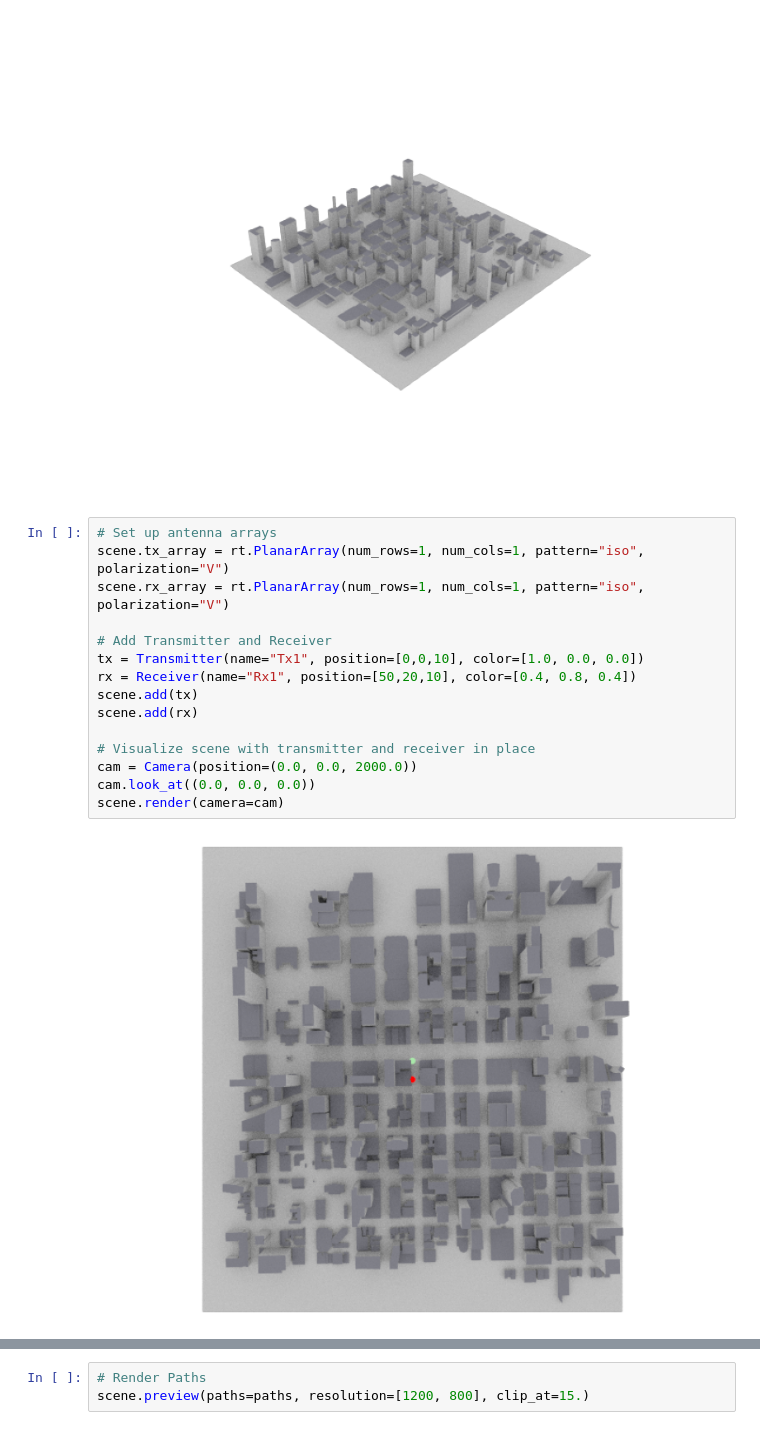
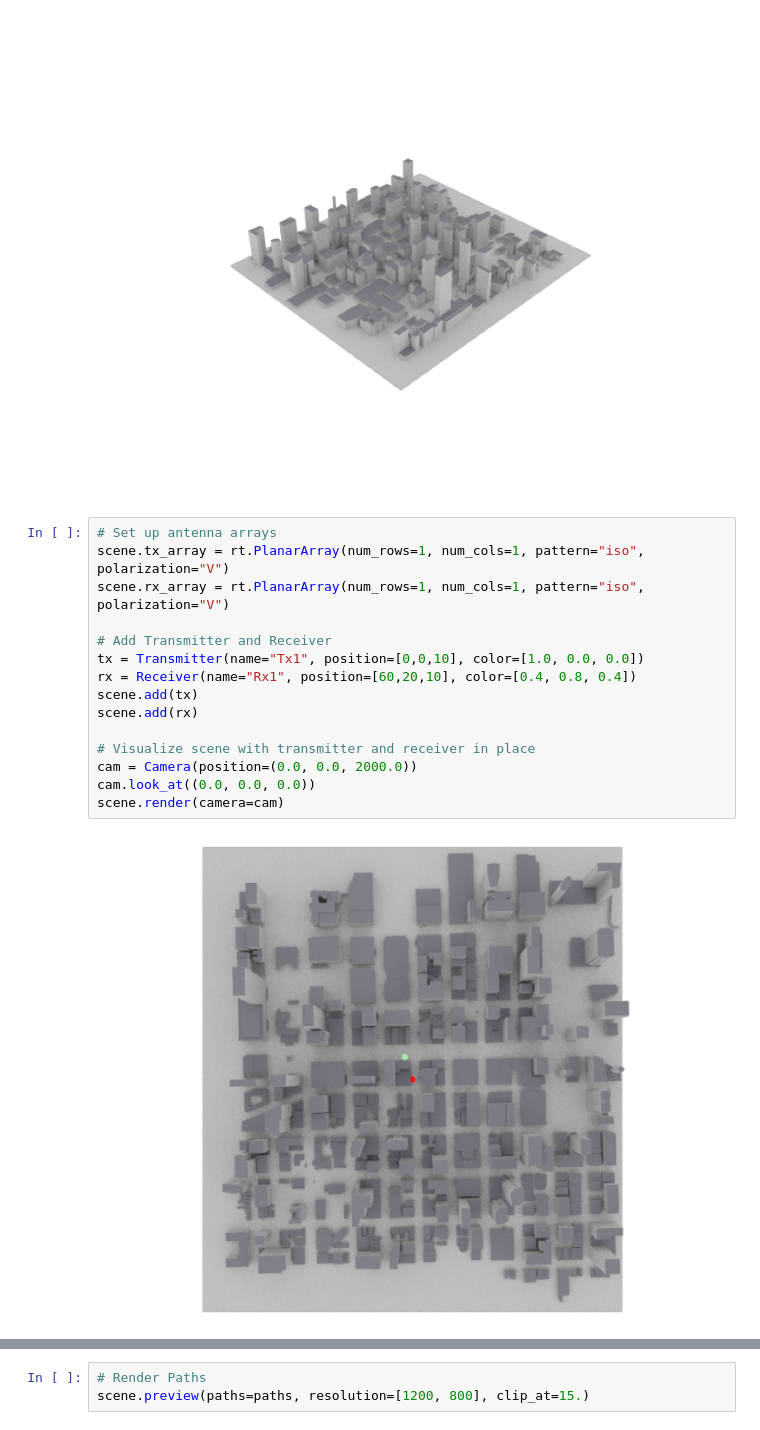
Before and after one commit to shplok/sionna_rt_jamming, a Jupyter notebook: src/test.ipynb, the cells around one changed output, grey strips where cells are left out. Saved outputs shown, nothing was run; the diff lists cells and outputs as text.

```diff
--- a/src/test.ipynb
+++ b/src/test.ipynb
@@ -28,17 +28,17 @@ scene.render(camera=isometric)
 # %%
 # Set up antenna arrays
 scene.tx_array = rt.PlanarArray(num_rows=1, num_cols=1, pattern="iso", polarization="V")
 scene.rx_array = rt.PlanarArray(num_rows=1, num_cols=1, pattern="iso", polarization="V")
 
 # Add Transmitter and Receiver
 tx = Transmitter(name="Tx1", position=[0,0,10], color=[1.0, 0.0, 0.0])
-rx = Receiver(name="Rx1", position=[50,20,10], color=[0.4, 0.8, 0.4])
+rx = Receiver(name="Rx1", position=[60,20,10], color=[0.4, 0.8, 0.4])
 scene.add(tx)
 scene.add(rx)
 
 # Visualize scene with transmitter and receiver in place
 cam = Camera(position=(0.0, 0.0, 2000.0))
 cam.look_at((0.0, 0.0, 0.0))
 scene.render(camera=cam)
 # %% [output]
-[figure, old version]
+[figure, new version]
```
Also changed, not shown: parts of 2 cells of this notebook, 1 other file.
